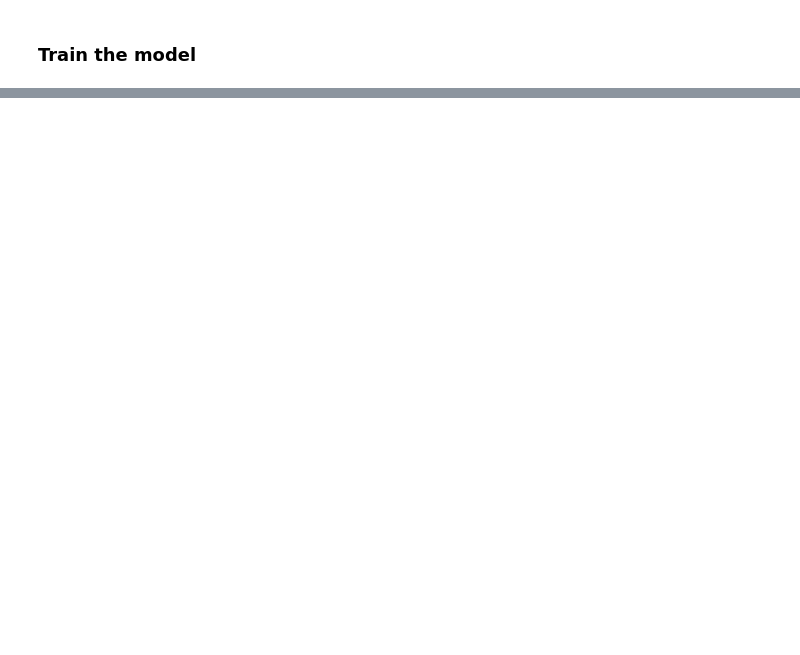
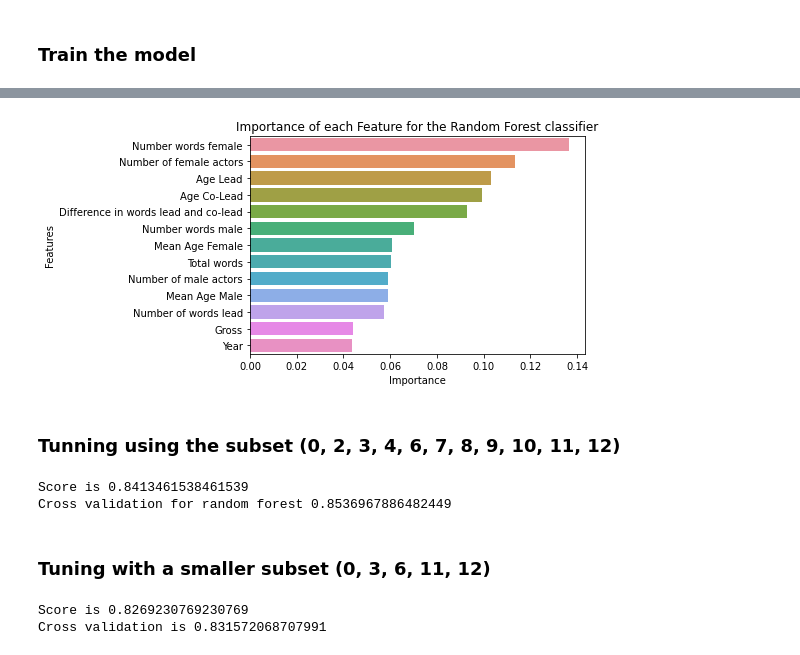
Before and after one commit to jontad/Statistical-Machine-Learning, a Jupyter notebook: randomForest.ipynb, the cells around one changed output, grey strips where cells are left out. Saved outputs shown, nothing was run; the diff lists cells and outputs as text; code cells hidden in the pictures; blank space fills up the shorter version.

Commit message:
some tuning

```diff
--- a/randomForest.ipynb
+++ b/randomForest.ipynb
@@ -83,0 +232,68 @@ random_forest_cv = RandomFores
+# %%
+import seaborn as sns
+feature_score = \
+pd.Series(random_forest.feature_importances_, index=x_train.columns)\
+.sort_values(ascending=False)
+# 0(0), 2(10), 3(4), 6(1), 7(5), 8(11), 9(9), 10 (6), 11(2), 12(3)
+sns.barplot(x=feature_score, y=feature_score.index, )
+plt.title("Importance of each Feature for the Random Forest classifier")
+plt.xlabel('Importance')
+plt.ylabel('Features')
+plt.show()
+# %% [output]
+[figure, added]
+# %% [markdown]
+### Tunning using the subset (0, 2, 3, 4, 6, 7, 8, 9, 10, 11, 12)
+# %%
+from sklearn.ensemble import RandomForestClassifier
+x_subset = data.iloc[:,[0, 2, 3, 4, 6, 7, 8, 9, 10, 11, 12]]
+y_subset = data['Lead']
+
+random_int = random.Random().randint(0, 99999)
+x_subset_train, x_subset_test, y_subset_train, y_subset_test = \
+train_test_split(x_subset, y_subset, random_state=random_int, shuffle = True, test_size=0.20)
+
+ran_int = random.Random().randint(0, 99999)
+
+# Create a model
+rf_clf = RandomForestClassifier(max_depth=10, random_state=ran_int, bootstrap=True)
+
+# Train the model
+rf_clf.fit(x_subset_train, y_subset_train)
+
+acc_rf_clf = rf_clf.score(x_subset_test, y_subset_test)
+print(f'Score is {acc_rf_clf}')
+
+# TODO: Check the cross fold
+rf_cv_score = cross_val_score(rf_clf, x_subset, y_subset, cv=10)
+print(f'Cross validation for random forest {rf_cv_score.mean()}')
+# %% [output]
+Score is 0.8413461538461539
+Cross validation for random forest 0.8536967886482449
+# %% [markdown]
+### Tuning with a smaller subset (0, 3, 6, 11, 12)
+# %%
+x_small = data.iloc[:, [0, 3, 6, 7, 11, 12]]
+y_small = data['Lead']
+
+random_int = random.Random().randint(0, 99999)
+
+x_small_train, x_small_test, y_small_train, y_small_test = \
+train_test_split(x_small, y_small, random_state=random_int, shuffle=True, test_size=0.20)
+
+# Create a model
+ran_int = random.Random().randint(0, 99999)
+rf_clf_small = RandomForestClassifier(max_depth=10, random_state=ran_int, bootstrap=True)
+
+# Train th model
+rf_clf_small.fit(x_small_train, y_small_train)
+
+# Cross and validation
+acc_rf_clf_small = rf_clf_small.score(x_small_test, y_small_test)
+rf_small_cv_score = cross_val_score(rf_clf_small, x_small, y_small, cv=10)
+
+print(f'Score is {acc_rf_clf_small}')
+print(f'Cross validation is {rf_small_cv_score.mean()}')
+# %% [output]
+Score is 0.8269230769230769
+Cross validation is 0.831572068707991
```
Also changed, not shown: parts of 11 cells of this notebook.
